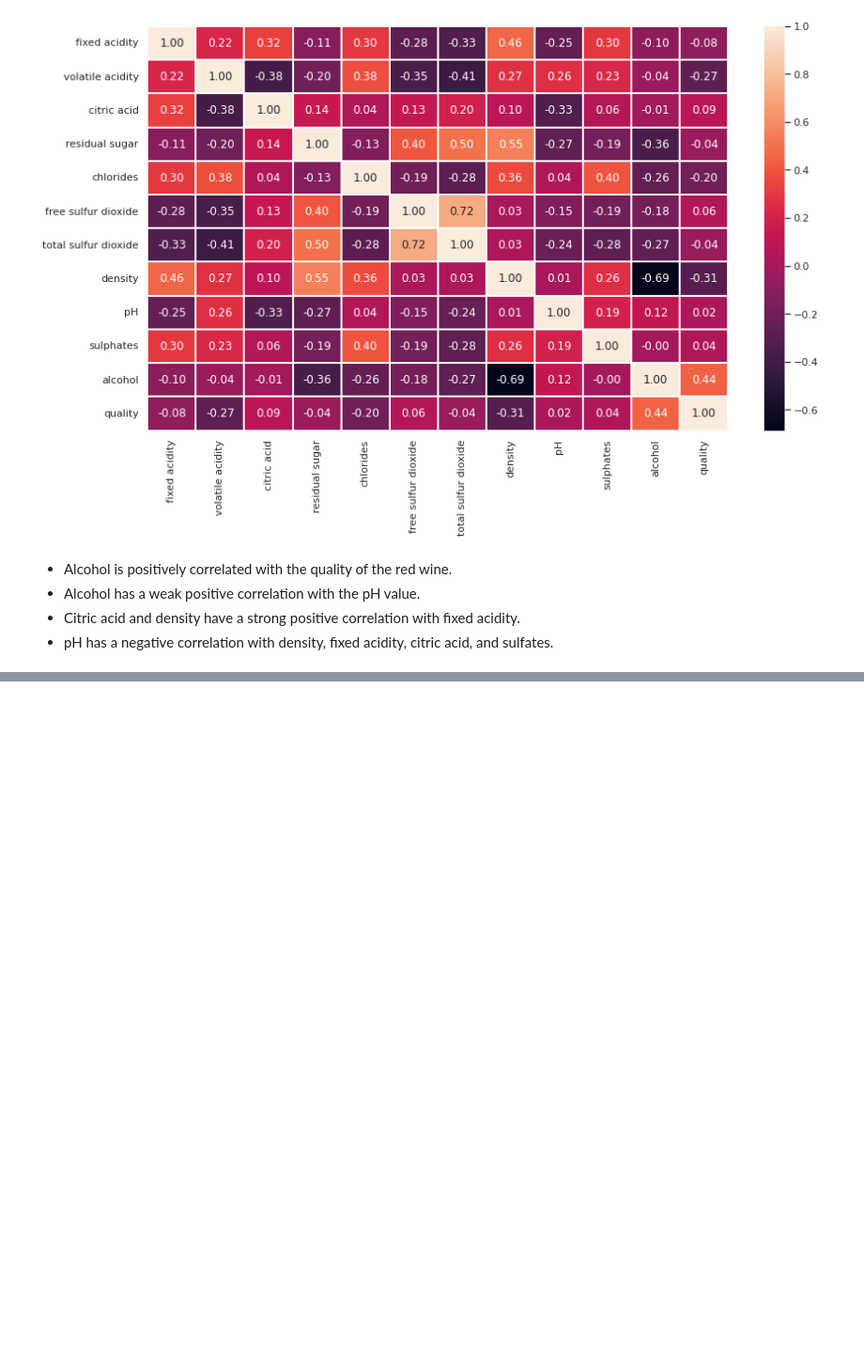
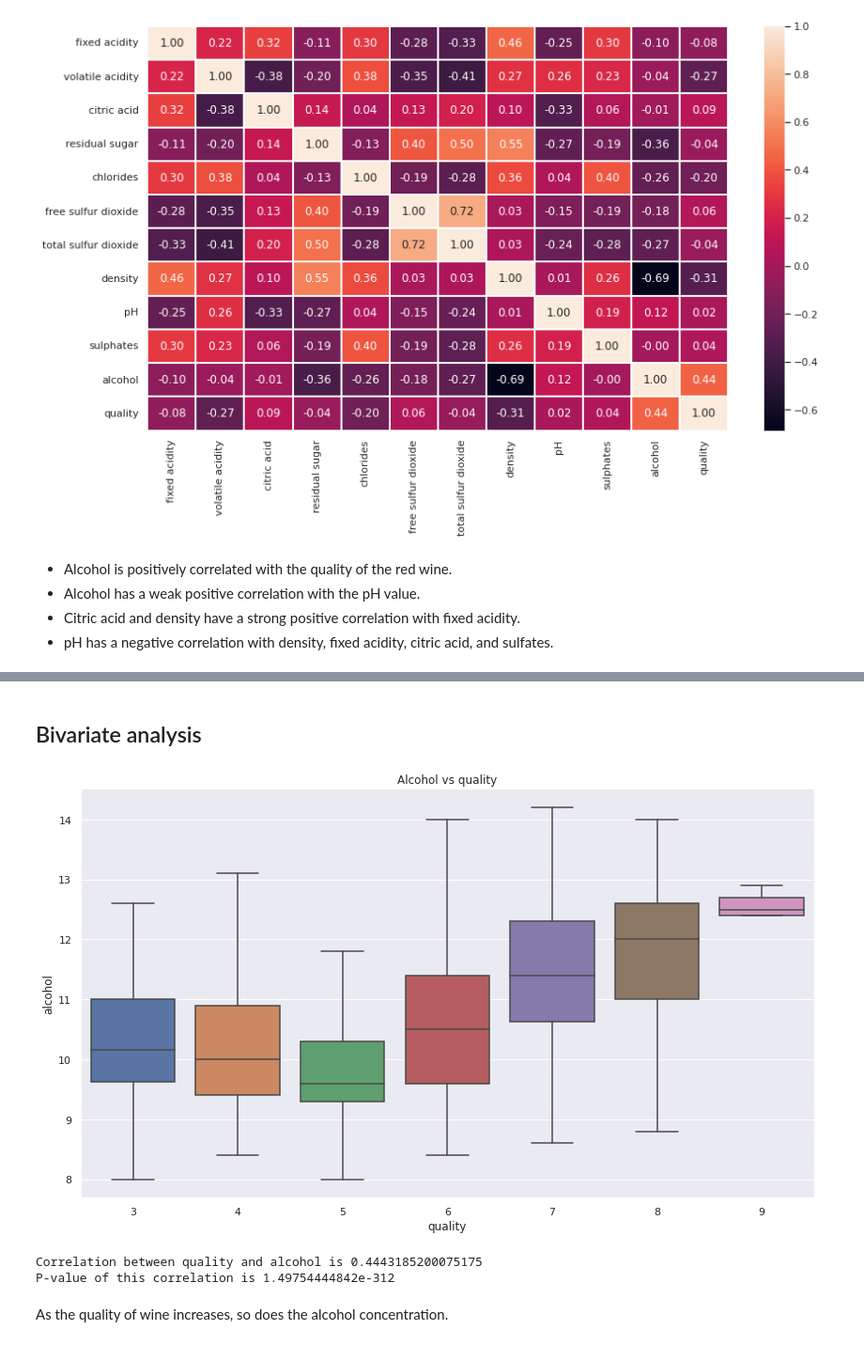
Before and after one commit to OSWA00/Wine-quality-predictor, a Jupyter notebook: notebooks/data_analysis.ipynb, the cells around one changed output, grey strips where cells are left out. Shown at 94% size. Drawn from its saved outputs; the diff is of its cells as text; code cells hidden in the pictures; blank space fills up the shorter version.

```diff
--- a/notebooks/data_analysis.ipynb
+++ b/notebooks/data_analysis.ipynb
@@ -162,0 +177,17 @@ fixed acidity skewness = 1.7239327161904272
+# %% [markdown]
+## Bivariate analysis
+# %%
+def get_correlation(feature_1 : str, feature_2 : str, df : pd.DataFrame()) -> None:
+    pearson_corr, p_value = pearsonr(df[feature_1], df[feature_2])
+    print(f"Correlation between {feature_1} and {feature_2} is {pearson_corr}")
+    print(f"P-value of this correlation is {p_value}")
+# %%
+sns.boxplot(x='quality', y = 'alcohol', data=df_raw, showfliers=False).set(title="Alcohol vs quality")
+plt.show()
+get_correlation('quality', 'alcohol', df_raw)
+# %% [output]
+[figure, added]
+Correlation between quality and alcohol is 0.4443185200075175
+P-value of this correlation is 1.49754444842e-312
+# %% [markdown]
+As the quality of wine increases, so does the alcohol concentration.
```
Also changed, not shown: parts of 7 cells of this notebook.
